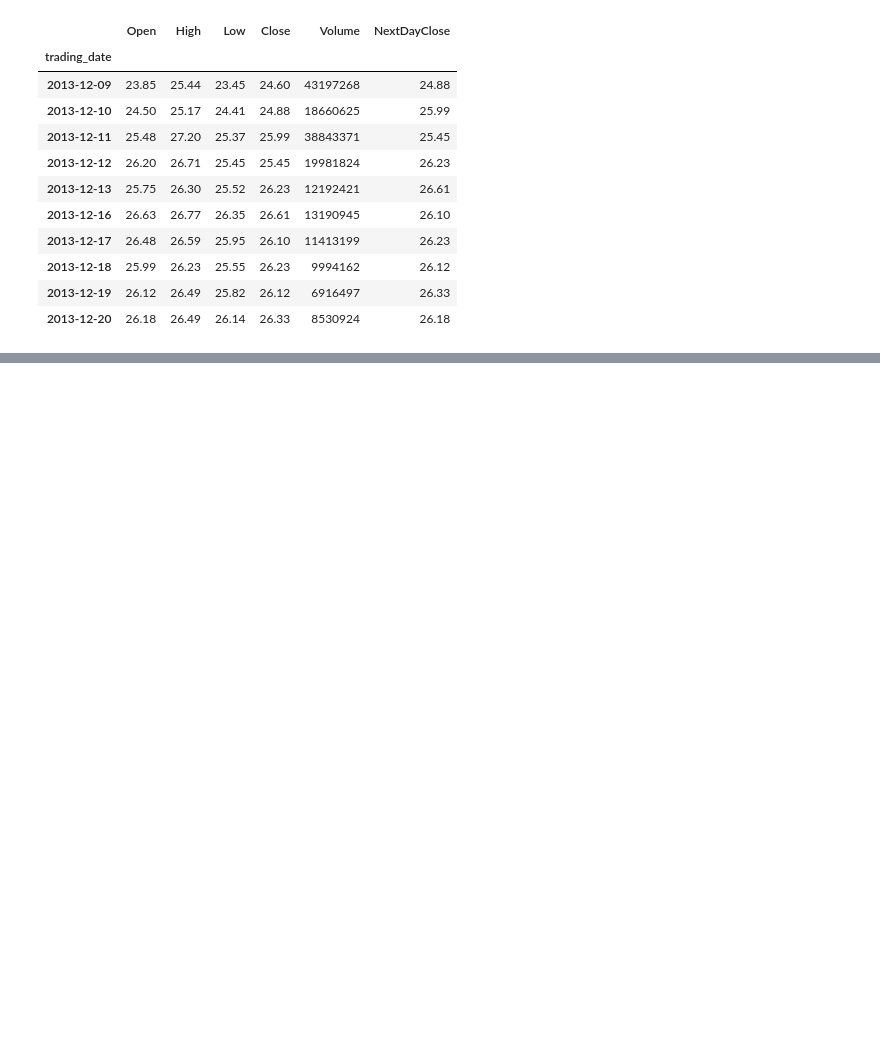
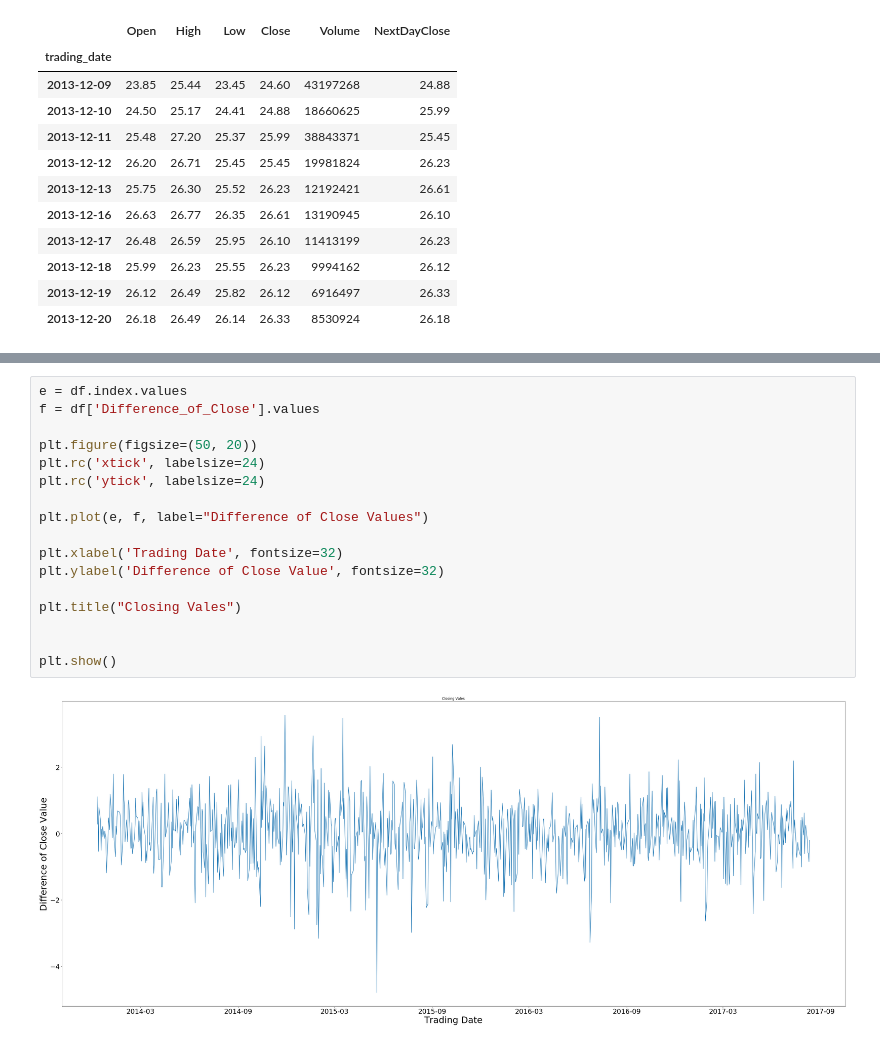
Before and after one commit to kwrjcr/machinelearningnanodegreecapstone, a Jupyter notebook: UdacityMachineLearningNanodegreeCapstoneProject-Copy3.ipynb, the cells around one changed output, grey strips where cells are left out. Saved outputs shown, nothing was run; the diff lists cells and outputs as text; blank space fills up the shorter version.

```diff
--- a/UdacityMachineLearningNanodegreeCapstoneProject-Copy3.ipynb
+++ b/UdacityMachineLearningNanodegreeCapstoneProject-Copy3.ipynb
@@ -84,0 +104,19 @@ df.head(10)
+# %%
+e = df.index.values
+f = df['Difference_of_Close'].values
+
+plt.figure(figsize=(50, 20))
+plt.rc('xtick', labelsize=24)
+plt.rc('ytick', labelsize=24)
+
+plt.plot(e, f, label="Difference of Close Values")
+
+plt.xlabel('Trading Date', fontsize=32)
+plt.ylabel('Difference of Close Value', fontsize=32)
+
+plt.title("Closing Vales")
+
+
+plt.show()
+# %% [output]
+[figure, added]
```
Also changed, not shown: parts of 4 cells of this notebook.
